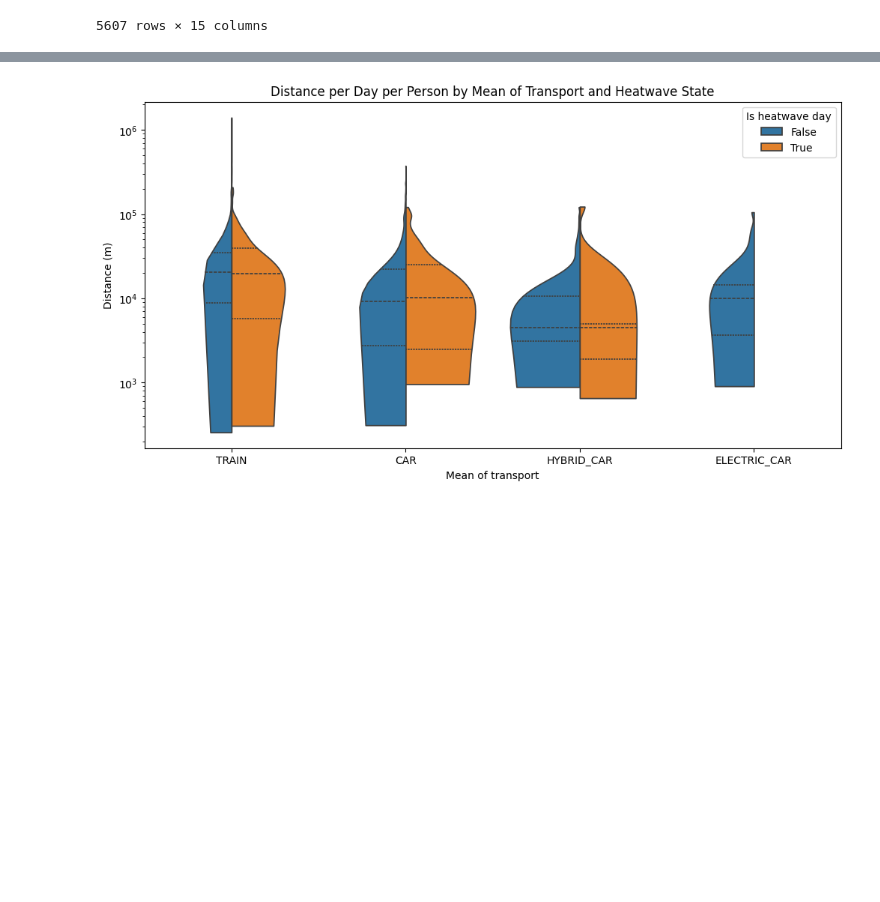
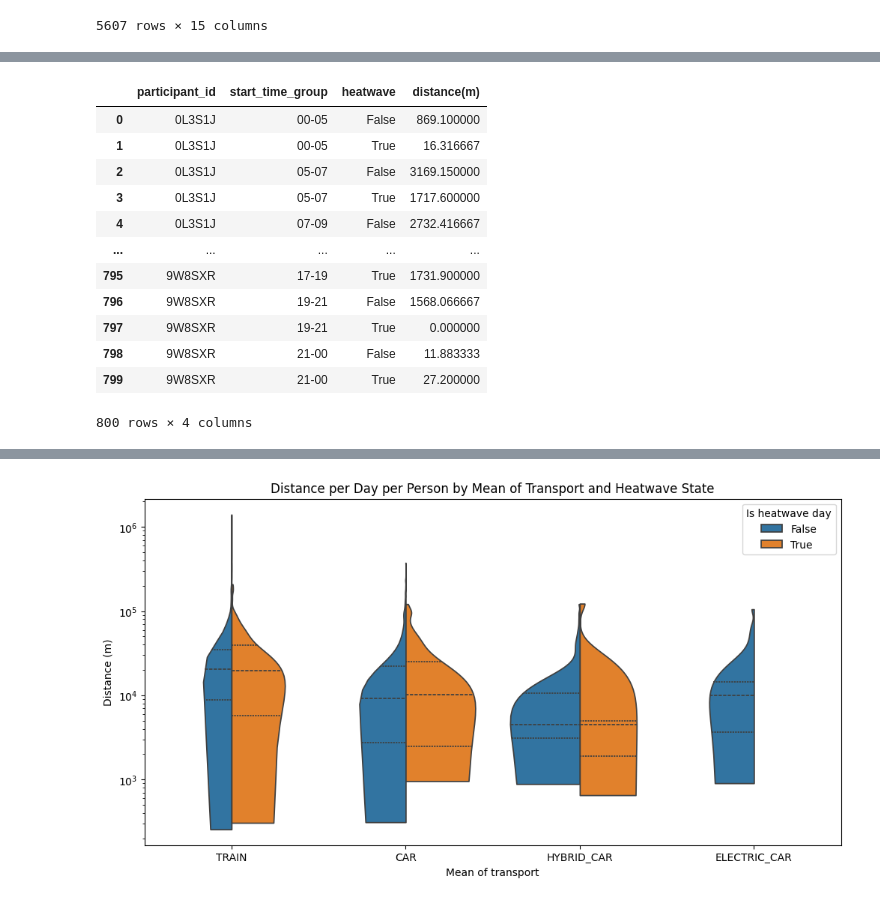
Before and after one commit to colombmo/SWICE_analysis, a Jupyter notebook: movements_heatwave.ipynb, the cells around one changed output, grey strips where cells are left out. Saved outputs shown, nothing was run; the diff lists cells and outputs as text; code cells hidden in the pictures; blank space fills up the shorter version.

```diff
--- a/movements_heatwave.ipynb
+++ b/movements_heatwave.ipynb
@@ -385,0 +389,26 @@ plt.show()
+# %%
+# Same thing, but splitting data by start_time in groups of 00-05, 05-07, 07-09, 09-11, 11-13, 13-15, 15-17, 17-19, 19-21, 21-00
+df_noplane['start_time_group'] = pd.cut(df_noplane['start_time_precise'].dt.hour,
+                                         bins=[-1, 4, 6, 8, 10, 12, 14, 16, 18, 20, 23],
+                                         labels=['00-05', '05-07', '07-09', '09-11', '11-13', '13-15', '15-17', '17-19', '19-21', '21-00'],
+                                         right=True)
+
+# Compute average distance per day per person, depending on heatwave state and start_time_group
+df_grouped_time = df_noplane.groupby(['start_time', 'start_time_group', 'participant_id', 'heatwave'])['distance(m)'].sum().reset_index()
+# Compute average distance per day per person, depending on heatwave state and start_time_group
+df_grouped_time = df_grouped_time.groupby(['participant_id', 'start_time_group', 'heatwave'])['distance(m)'].mean().reset_index()
+df_grouped_time
+# %% [output]
+|  | participant_id | start_time_group | heatwave | distance(m) |
+| 0 | 0L3S1J | 00-05 | False | 869.100000 |
+| 1 | 0L3S1J | 00-05 | True | 16.316667 |
+| 2 | 0L3S1J | 05-07 | False | 3169.150000 |
+| 3 | 0L3S1J | 05-07 | True | 1717.600000 |
+| 4 | 0L3S1J | 07-09 | False | 2732.416667 |
+| ... | ... | ... | ... | ... |
+| 795 | 9W8SXR | 17-19 | True | 1731.900000 |
+| 796 | 9W8SXR | 19-21 | False | 1568.066667 |
+| 797 | 9W8SXR | 19-21 | True | 0.000000 |
+| 798 | 9W8SXR | 21-00 | False | 11.883333 |
+| 799 | 9W8SXR | 21-00 | True | 27.200000 |
+800 rows × 4 columns
```
Also changed, not shown: parts of 4 cells of this notebook.
